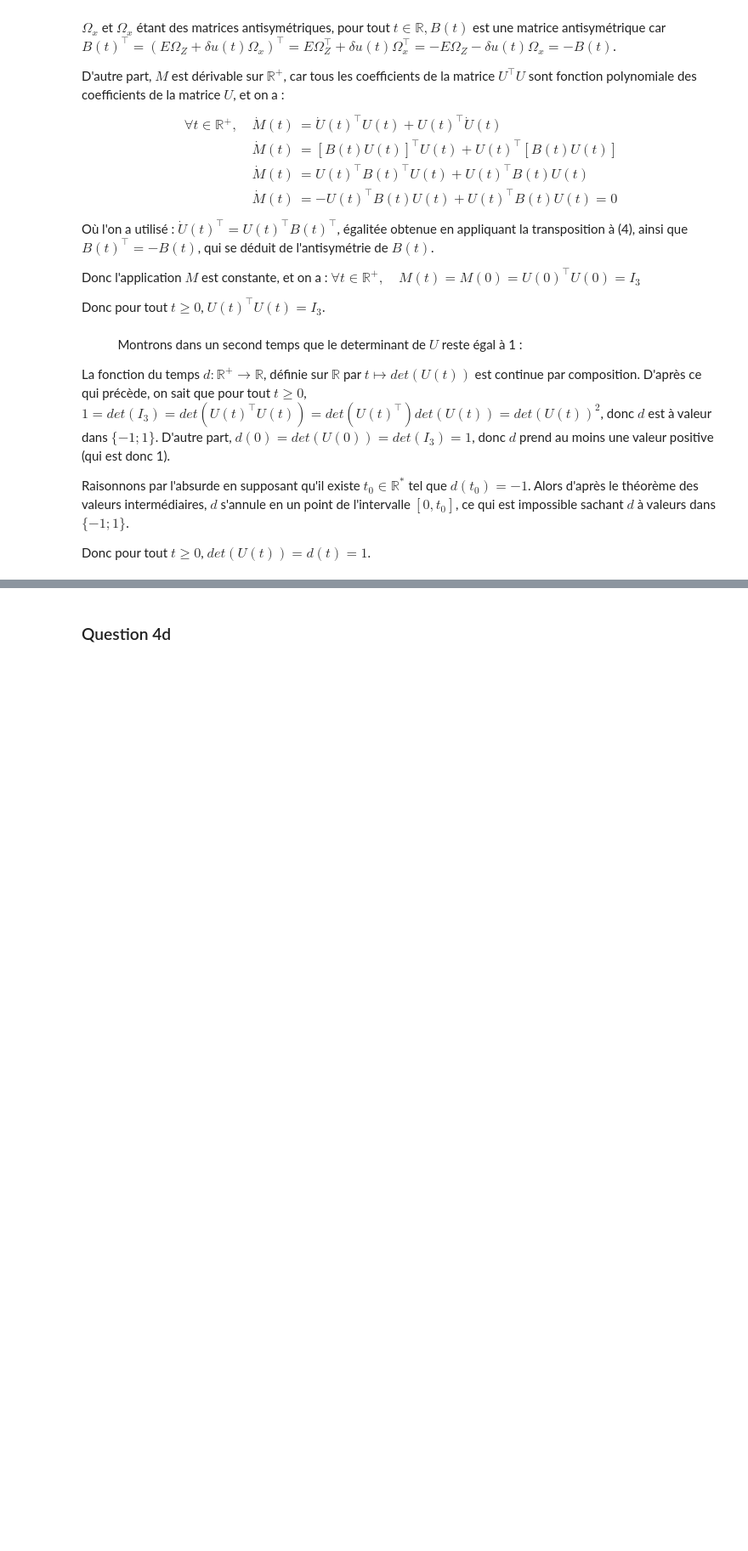
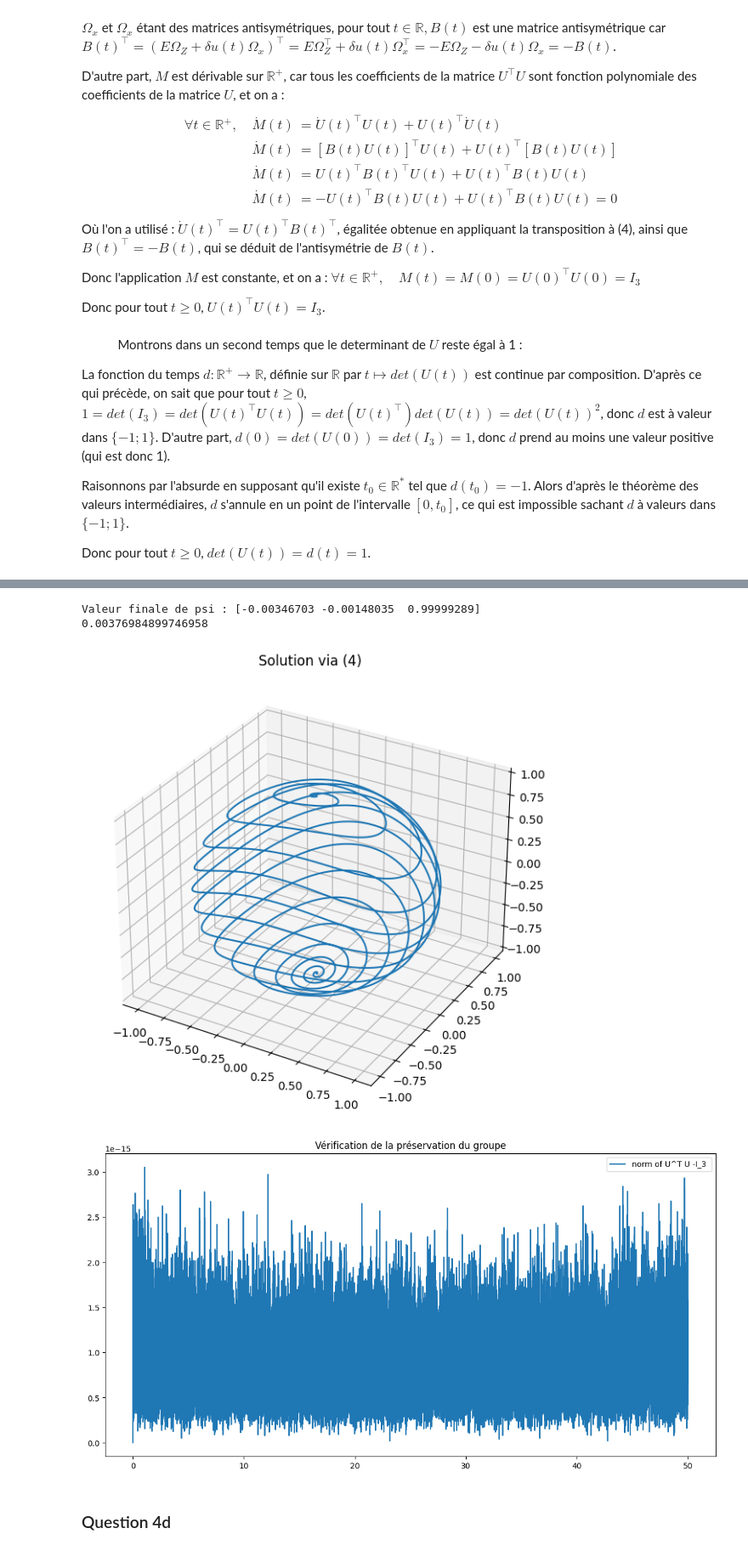
Before and after one commit to bavrillon/Projet-Maths-2---Equations-Diff-rentielles, a Jupyter notebook: Réponses - Groupe 28.ipynb, the cells around one changed output, grey strips where cells are left out. Shown at 85% size. Saved outputs shown, nothing was run; the diff lists cells and outputs as text; code cells hidden in the pictures; blank space fills up the shorter version.

```diff
--- a/Réponses - Groupe 28.ipynb
+++ b/Réponses - Groupe 28.ipynb
@@ -368,3 +375,37 @@ Donc pour tout $t\geq 0$, $det(U(t)) = d(t) = 1$.
+# %%
+I=np.eye(3)
+
+def matrice_transitionSVD(t_in,t_f,E,dt):
+    temps=np.arange(t_in,t_f+dt/2,dt)
+    N=len(temps)
+    sol=np.empty((N,3,3))
+    sol[0]=np.eye(3)
+    for j,t in enumerate(temps[:-1]):
+        F =(E*Omega_z+delta*u(t)*Omega_x)
+        sol[j+1]= np.dot(F,sol[j])*dt+sol[j]
+        (Q,D,Pt) = np.linalg.svd(sol[j+1])
+        sol[j+1]=np.dot(Q,Pt)
+    return temps,sol
+
+temps,sol_mat_trans = matrice_transitionSVD(0,T,E,dt)
+
+fig = plt.figure()
+ax = fig.add_subplot(111, projection='3d')
+ax.plot((sol_mat_trans@psi_0)[:,0],(sol_mat_trans@psi_0)[:,1],(sol_mat_trans@psi_0)[:,2])
+ax.set_title('Solution via (4)')
+
+fig, ax = plt.subplots()
+ax.plot(temps, np.linalg.norm(np.einsum('nij,nkj-> nik',sol_mat_trans,sol_mat_trans)-I,axis=(1,2)),label='norm of U^T U -I_3 ')
+ax.legend()
+ax.set_title('Vérification de la préservation du groupe')
+
+print(f"Valeur finale de psi : {sol_mat_trans[-1]@psi_0}")
+print(np.linalg.norm(np.array([0,0,1])-sol_mat_trans[-1]@psi_0,ord=2))
+# %% [output]
+Valeur finale de psi : [-0.00346703 -0.00148035  0.99999289]
+0.00376984899746958
+[figure, added]
+[figure, added]
 # %% [markdown]
 ### Question 4d ###
 # %% [markdown]
```
Also changed, not shown: parts of 6 cells of this notebook.
